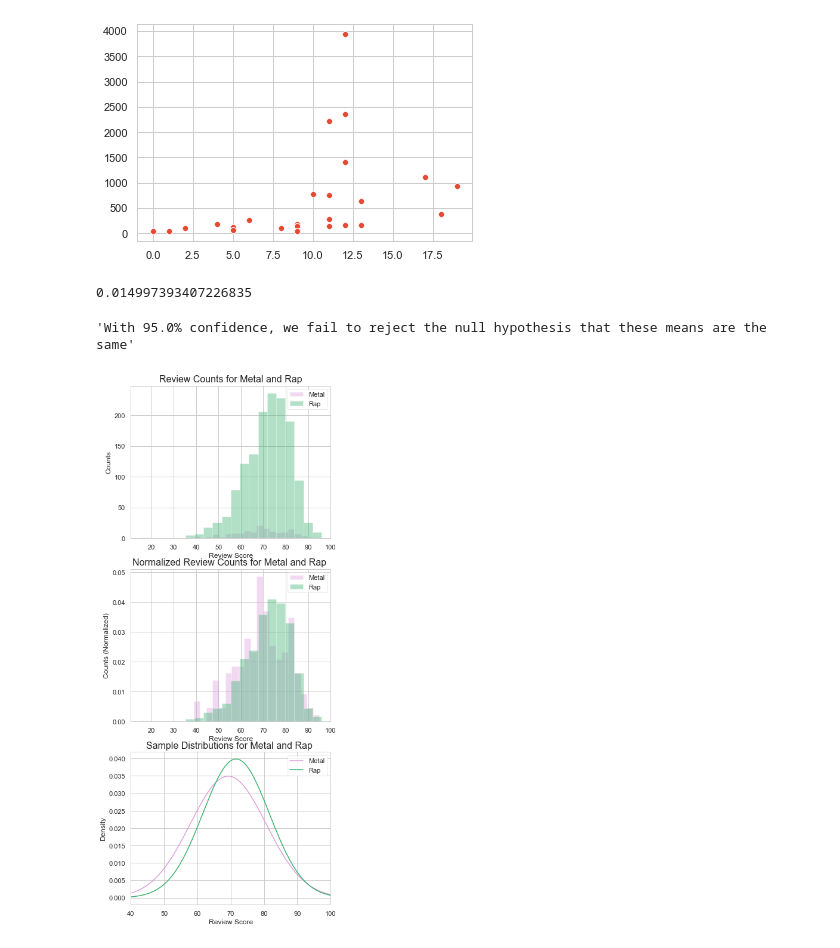
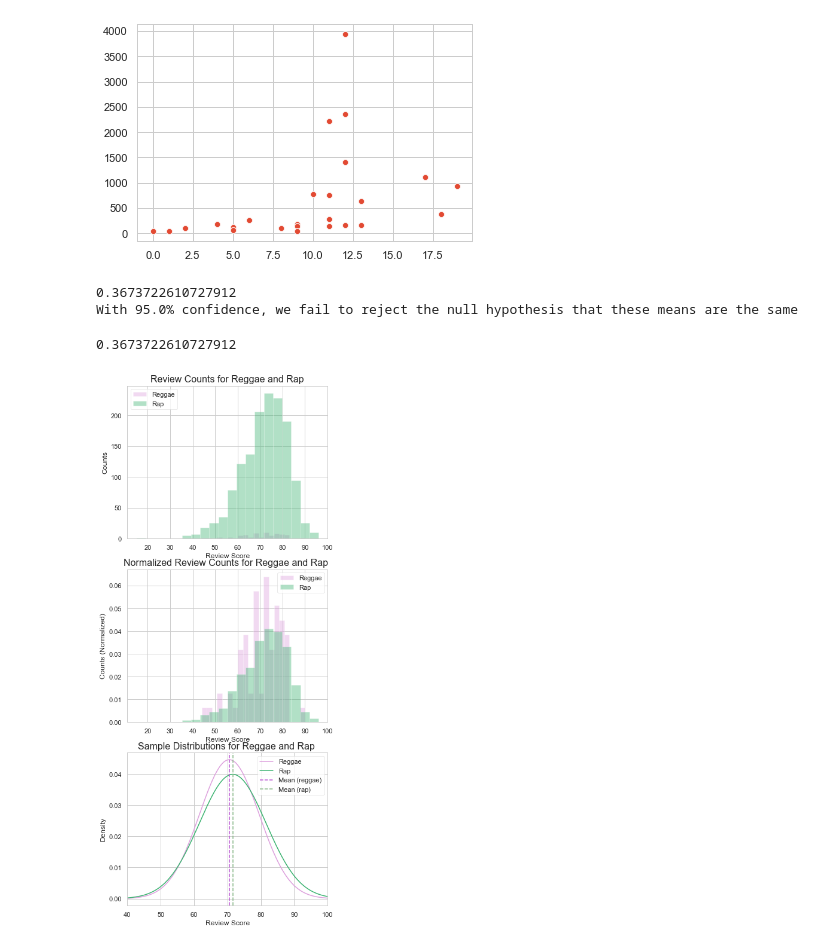
Before and after one commit to unclebrod/ReviewsByGenre, a Jupyter notebook: EDA.ipynb, the cells around one changed output. Cells and saved outputs as stored; diff of their text form; code cells hidden in the pictures.

```diff
--- a/EDA.ipynb
+++ b/EDA.ipynb
@@ -615,26 +615,30 @@ def compare_genres(score_list, genre1, genre2 = 'rap', alpha = 0.05):
                  size = 16)
     ax3.set_xlabel('Review Score', size = 12)
     ax3.set_ylabel('Density', size = 12)
+    ax3.set_xlim(40, 100)
+    ax3.axvline(x = np.mean(df1), ls = '--', label = f'Mean ({name1})',
+                c = 'mediumorchid')
+    ax3.axvline(x = np.mean(df2), ls = '--', label = f'Mean ({name2})',
+                c = 'darkseagreen')
     ax3.legend()
-    ax3.set_xlim(40, 100)
 
     # Determine if there is significance in the means of our genres
     tstat, pvalue = stats.ttest_ind(df1, df2, equal_var = False)
     conf = 100 - (alpha * 100)
-    bonf = 24
     print(pvalue)
-    if pvalue < (alpha/bonf)/2:
+    if pvalue < alpha/2:
         print(f'With {conf}% confidence, we reject the null hypothesis that these means are the same')
         return pvalue
     else:
         print(f'With {conf}% confidence, we fail to reject the null hypothesis that these means are the same')
         return pvalue
 # %%
-compare_genres(w, 'metal')
+compare_genres(w, 'reggae')
 # %% [output]
-0.014997393407226835
+0.3673722610727912
+With 95.0% confidence, we fail to reject the null hypothesis that these means are the same
-'With 95.0% confidence, we fail to reject the null hypothesis that these means are the same'
+0.3673722610727912
-[figure, old version]
+[figure, new version]
 # %%
 for x in
 list(genre_dict.keys())
```
Also changed, not shown: parts of 4 cells of this notebook.
